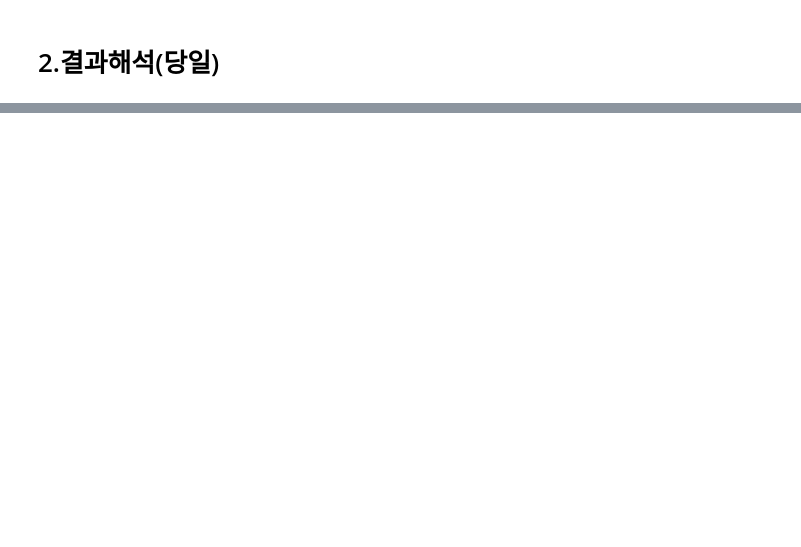
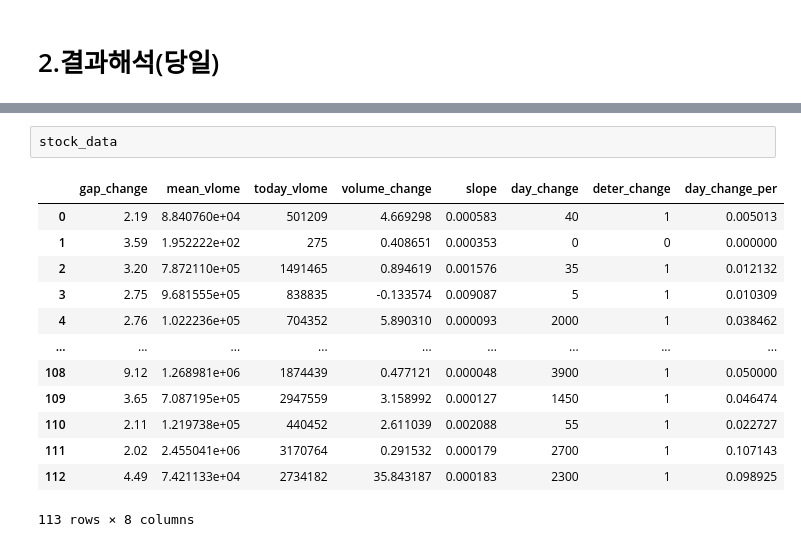
Before and after one commit to kknaks/Recommend_stock, a Jupyter notebook: Recommend_stock/auto_stock_collect.ipynb, the cells around one changed output, grey strips where cells are left out. Saved outputs shown, nothing was run; the diff lists cells and outputs as text; blank space fills up the shorter version.

```diff
--- a/Recommend_stock/auto_stock_collect.ipynb
+++ b/Recommend_stock/auto_stock_collect.ipynb
@@ -250,0 +300,16 @@ quasi-separation. In this case some parameters will not be identified.
+# %%
+stock_data
+# %% [output]
+|  | gap_change | mean_vlome | today_vlome | volume_change | slope | day_change | deter_change | day_change_per |
+| 0 | 2.19 | 8.840760e+04 | 501209 | 4.669298 | 0.000583 | 40 | 1 | 0.005013 |
+| 1 | 3.59 | 1.952222e+02 | 275 | 0.408651 | 0.000353 | 0 | 0 | 0.000000 |
+| 2 | 3.20 | 7.872110e+05 | 1491465 | 0.894619 | 0.001576 | 35 | 1 | 0.012132 |
+| 3 | 2.75 | 9.681555e+05 | 838835 | -0.133574 | 0.009087 | 5 | 1 | 0.010309 |
+| 4 | 2.76 | 1.022236e+05 | 704352 | 5.890310 | 0.000093 | 2000 | 1 | 0.038462 |
+| ... | ... | ... | ... | ... | ... | ... | ... | ... |
+| 108 | 9.12 | 1.268981e+06 | 1874439 | 0.477121 | 0.000048 | 3900 | 1 | 0.050000 |
+| 109 | 3.65 | 7.087195e+05 | 2947559 | 3.158992 | 0.000127 | 1450 | 1 | 0.046474 |
+| 110 | 2.11 | 1.219738e+05 | 440452 | 2.611039 | 0.002088 | 55 | 1 | 0.022727 |
+| 111 | 2.02 | 2.455041e+06 | 3170764 | 0.291532 | 0.000179 | 2700 | 1 | 0.107143 |
+| 112 | 4.49 | 7.421133e+04 | 2734182 | 35.843187 | 0.000183 | 2300 | 1 | 0.098925 |
+113 rows × 8 columns
```
Also changed, not shown: parts of 31 cells of this notebook, 2 other files.
